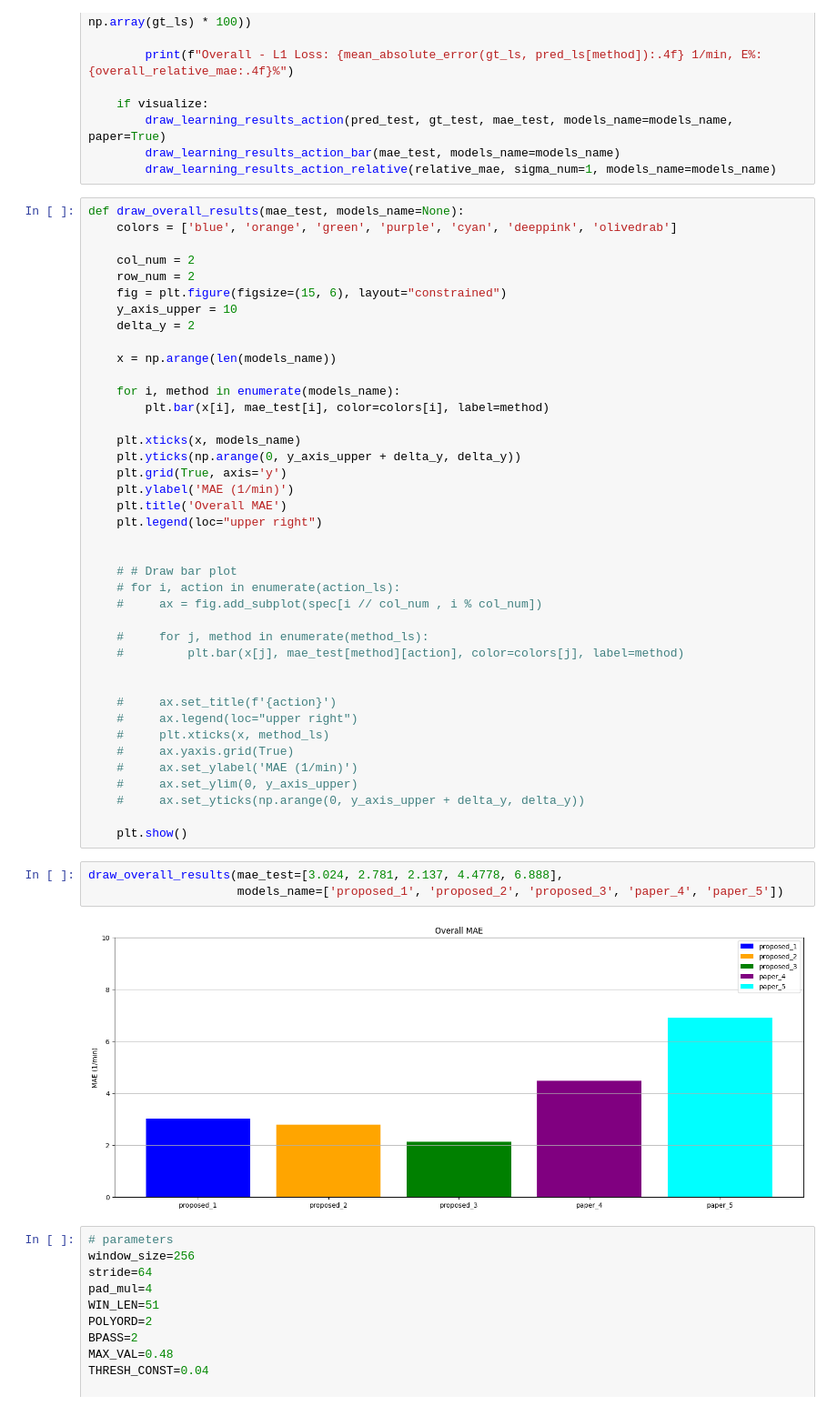
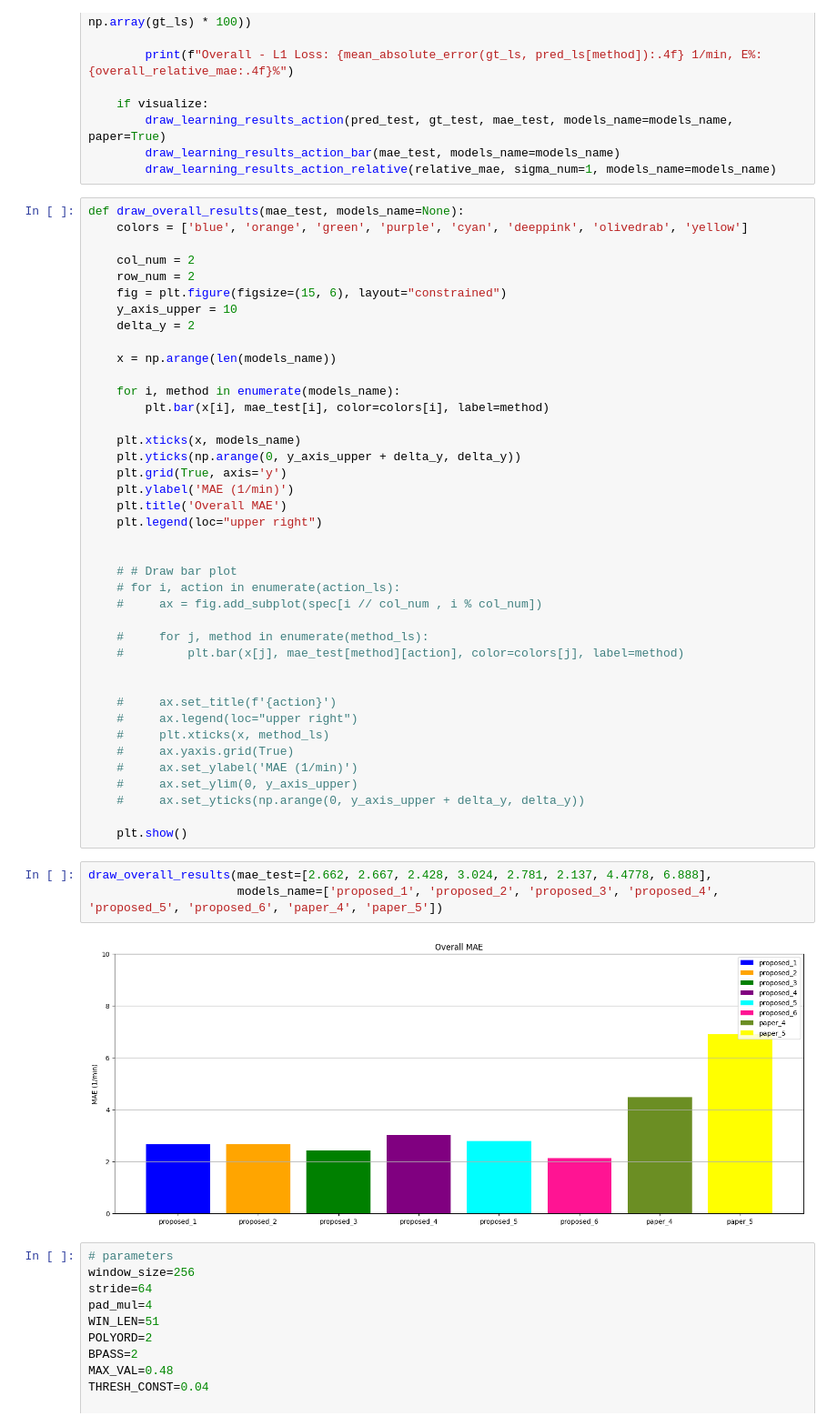
Before and after one commit to Yang-Yun-Yeh/RR-HR, a Jupyter notebook: paper.ipynb, the cells around one changed output. Shown at 91% size. Saved outputs shown, nothing was run; the diff lists cells and outputs as text.

```diff
--- a/paper.ipynb
+++ b/paper.ipynb
@@ -543,7 +543,7 @@ def evaluate_paper_action(dir, models_name=["paper_4", "paper_5"], visualize=Tru
         draw_learning_results_action_relative(relative_mae, sigma_num=1, models_name=models_name)
 # %%
 def draw_overall_results(mae_test, models_name=None):
-    colors = ['blue', 'orange', 'green', 'purple', 'cyan', 'deeppink', 'olivedrab']
+    colors = ['blue', 'orange', 'green', 'purple', 'cyan', 'deeppink', 'olivedrab', 'yellow']
 
     col_num = 2
     row_num = 2
@@ -582,10 +582,10 @@ def draw_overall_results(mae_test, models_name=None):
 
     plt.show()
 # %%
-draw_overall_results(mae_test=[3.024, 2.781, 2.137, 4.4778, 6.888],
-                     models_name=['proposed_1', 'proposed_2', 'proposed_3', 'paper_4', 'paper_5'])
+draw_overall_results(mae_test=[2.662, 2.667, 2.428, 3.024, 2.781, 2.137, 4.4778, 6.888],
+                     models_name=['proposed_1', 'proposed_2', 'proposed_3', 'proposed_4', 'proposed_5', 'proposed_6', 'paper_4', 'paper_5'])
 # %% [output]
-[figure, old version]
+[figure, new version]
 # %%
 # parameters
 window_size=256
```
Also changed, not shown: 32 other files.
